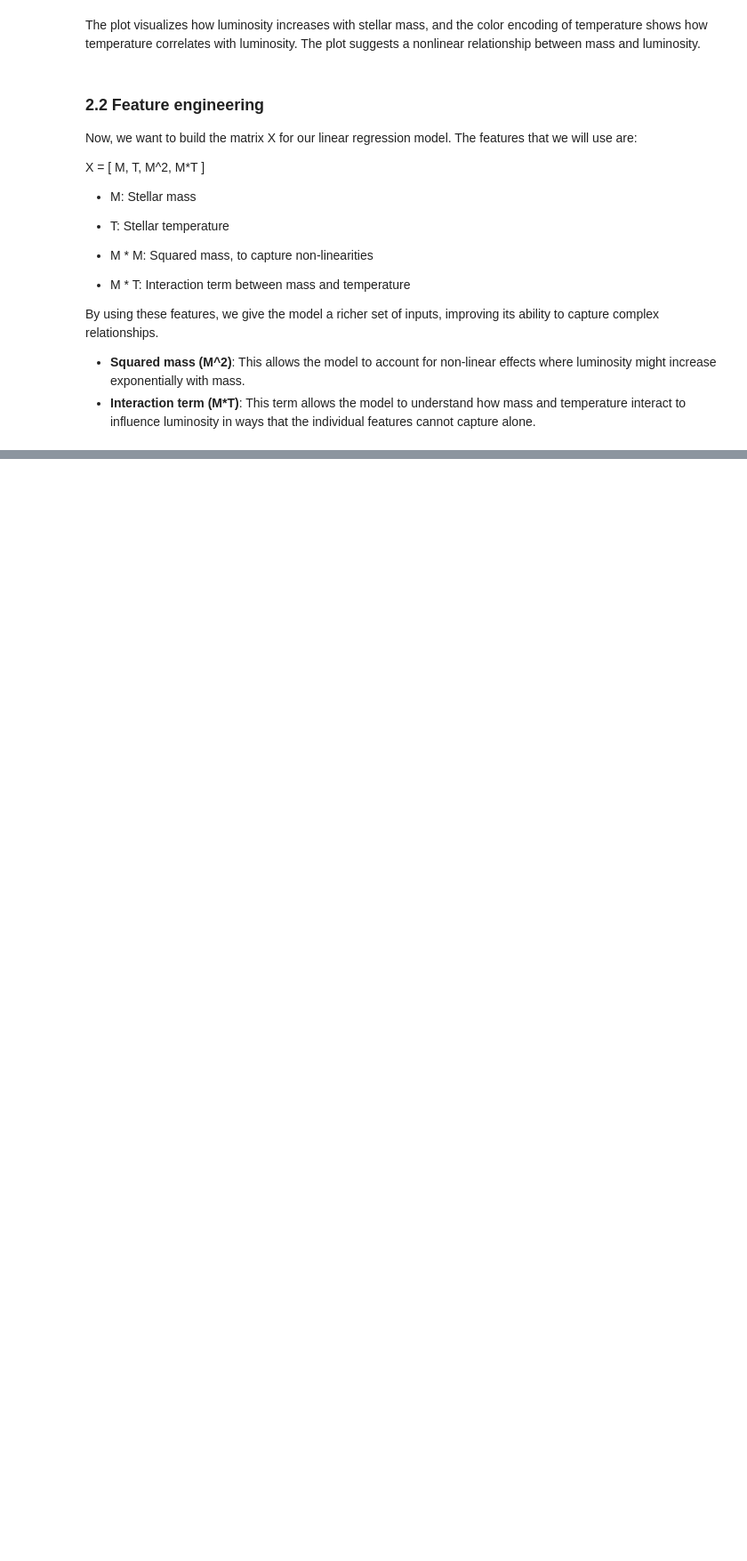
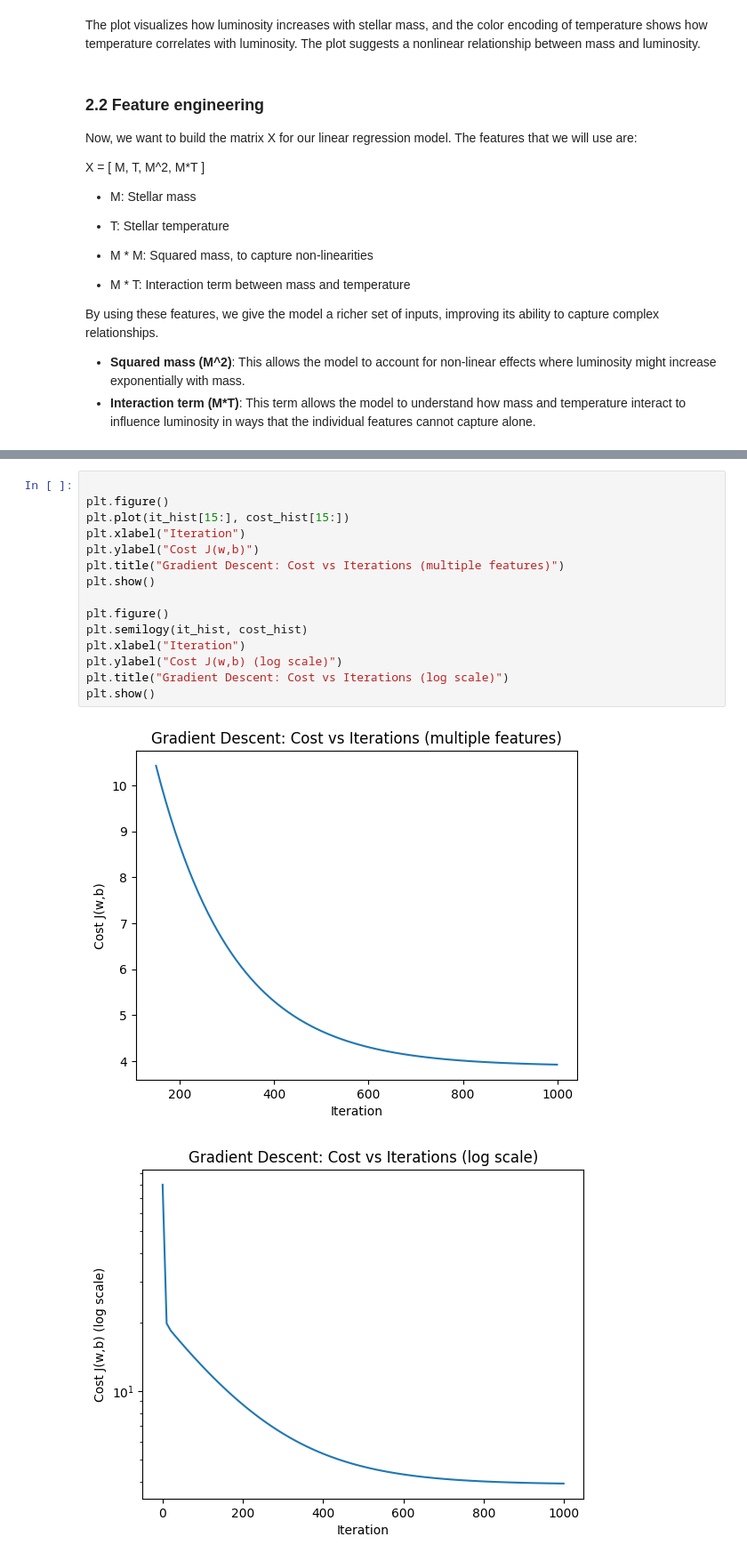
Before and after one commit to Andrew7480/TDSE-01, a Jupyter notebook: 02_part2_polyreg.ipynb, the cells around one changed output, grey strips where cells are left out. Shown at 89% size. Drawn from its saved outputs; the diff is of its cells as text; blank space fills up the shorter version.

```diff
--- a/02_part2_polyreg.ipynb
+++ b/02_part2_polyreg.ipynb
@@ -118,0 +331,18 @@ $$
+# %%
+
+plt.figure()
+plt.plot(it_hist[15:], cost_hist[15:])
+plt.xlabel("Iteration")
+plt.ylabel("Cost J(w,b)")
+plt.title("Gradient Descent: Cost vs Iterations (multiple features)")
+plt.show()
+
+plt.figure()
+plt.semilogy(it_hist, cost_hist)
+plt.xlabel("Iteration")
+plt.ylabel("Cost J(w,b) (log scale)")
+plt.title("Gradient Descent: Cost vs Iterations (log scale)")
+plt.show()
+# %% [output]
+[figure, added]
+[figure, added]
```
Also changed, not shown: parts of 20 cells of this notebook, 1 other file.
